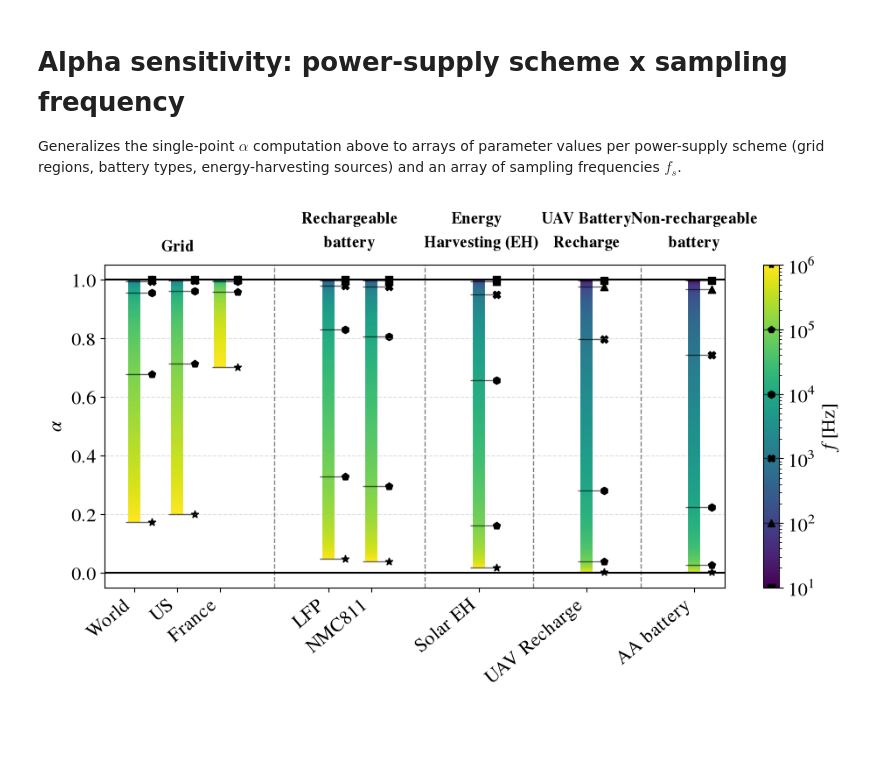
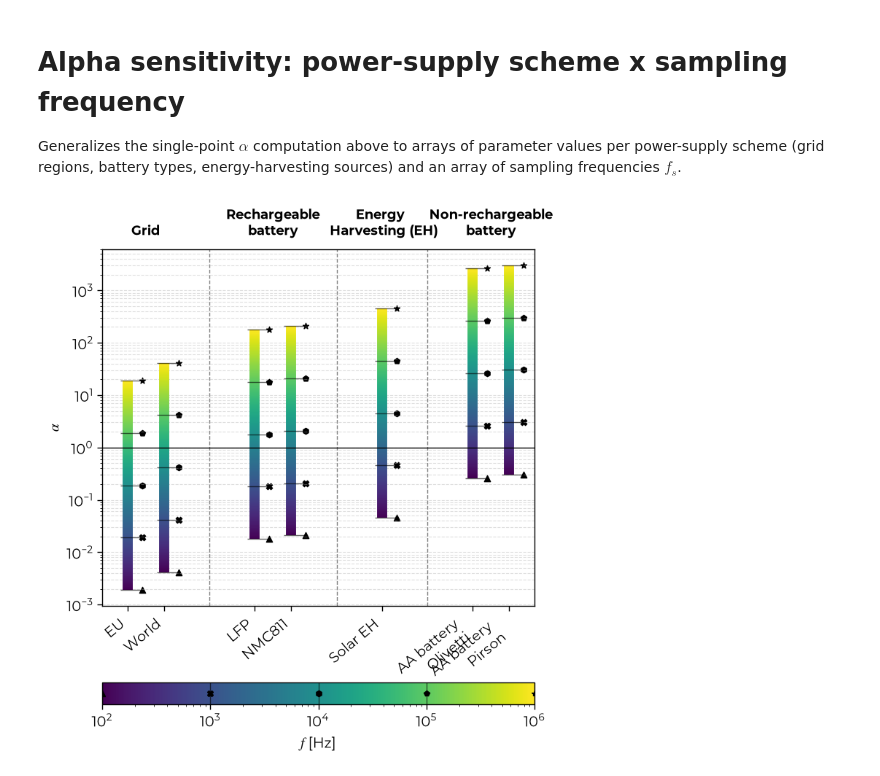
Before and after one commit to PolMaistriaux/IoT_Node_Modeling, a Jupyter notebook: Sustainability_aware_design/Notebook_Powering scheme.ipynb, the cells around one changed output. Drawn from its saved outputs; the diff is of its cells as text; code cells hidden in the pictures; blank space fills up the shorter version.

```diff
--- a/Sustainability_aware_design/Notebook_Powering scheme.ipynb
+++ b/Sustainability_aware_design/Notebook_Powering scheme.ipynb
@@ -296,21 +314,29 @@ alpha_UAV               = 2.81e-01
 Generalizes the single-point $\alpha$ computation above to arrays of parameter values per power-supply scheme (grid regions, battery types, energy-harvesting sources) and an array of sampling frequencies $f_s$.
 # %%
 F_p_mm2  = 0.97/100
+A_chip   = 10/((90/65)**2)
 A_chip   = 0.12
-A_chip   = 10/((90/65)**2)
+A_chip   = 0.6
 F_p_chip = F_p_mm2 * A_chip
 
 E_p_pt = 3388.9/4096 * 1e-9
 E_p_pt = 1.2*62.5*1e-12
+E_p_pt =           0.3 * 1e-9
 E_p_pt =           6 * 1e-9
 
-P_sleep = 1.2 * 0 # 300e-9
+
+P_sleep = 1.2 *  0#300e-9
 
 LT_years = 10
 LT_s     = LT_years * 365 * 24 * 3600
 
-fs_min =   1e1   #    1e3   # 1e1   #
+fs_min =   1e2   #    1e3   # 1e1   #
 fs_max =   1e6   #   96e6   # 1e5   #
+
+#fs_min    =   1e3
+#fs_max    =   100e6
+#E_p_cycle =   1.2*100e-6/1e6
+#E_p_pt=E_p_cycle
 
 time_between_recharge_s = 60*60*24 * (3*30) # 3 months
 charge_batt_uav = 2000
@@ -356,14 +384,14 @@ def alpha_harvested(F_p_W, fs, E_p_pt=E_p_pt, A_chip=A_chip,F_p_mm2=F_p_mm2,P_sl
 # ---- Power-supply scheme variants -----------------------------------------
 
 # ---- GRID-------------------
-grid_labels = ["World",'US','France']
+grid_labels = ['EU','World']
 grid_F_p_J  = F_p_kWh_to_p_J(np.array([grid_data[k] for k in grid_labels]) )
 
 # ---- NR Batt --------------
-nr_batt_labels = np.array(["AA battery"])# \nPirson", "AA battery\nOlivetti"])
+nr_batt_labels = np.array([ "AA battery\nOlivetti","AA battery \nPirson"])
 nr_batt_F_p_J  = np.array([
+    F_p_mAh_to_p_J(F_p_mAh_nrBatt_Olivetti, V_alkaline_AA),
     F_p_mAh_to_p_J(F_p_mAh_nrBatt, V_alkaline_AA),
-    #F_p_mAh_to_p_J(F_p_mAh_nrBatt_Olivetti, V_alkaline_AA),
 ])
 # ---- EH --------------
 eh_labels = np.array(["Solar EH"])
@@ -396,13 +424,21 @@ alpha_r_batt_res   = alpha_recharge    (fs = fs_array[None, :], P_sleep=P_sleep,
 alpha_eh_res       = alpha_harvested   (fs = fs_array[None, :], P_sleep=P_sleep,F_p_W  = eh_F_p_W [:, None]     ,    )
 alpha_uav_res      = alpha_uav_recharge(fs = fs_array[None, :], P_sleep=P_sleep,F_p_flight = uav_F_p_W[:, None])
 # %%
-scheme_names  = ['Grid'          ,  'Rechargeable\nbattery'       , 'Energy \n Harvesting (EH)'  ,  'UAV Battery\nRecharge'          ,   'Non-rechargeable\nbattery'             ]
-scheme_labels = [grid_labels     ,  r_batt_labels                 , eh_labels                    ,  uav_labels                       ,    nr_batt_labels          ]
-scheme_alphas = [alpha_grid_res  ,  alpha_r_batt_res              , alpha_eh_res                 ,  alpha_uav_res                    ,    alpha_nr_batt_res       ]
 
-#scheme_names  = ['Grid'          , 'Energy \n Harvesting (EH)'  ,  'UAV Battery\nRecharge'        ,   'Non-rechargeable\nbattery'             ]
-#scheme_labels = [grid_labels     , eh_labels                    ,  uav_labels                     ,    nr_batt_labels          ]
-#scheme_alphas = [alpha_grid_res  , alpha_eh_res                 ,  alpha_uav_res                  ,    alpha_nr_batt_res       ]
+list_scheme_use    = [True            ,  True                          , True                         ,  False                           ,    True           ]
+list_scheme_names  = ['Grid'          ,  'Rechargeable\nbattery'       , 'Energy \n Harvesting (EH)'  ,  'UAV Battery\nRecharge'          ,   'Non-rechargeable\nbattery'  ]
+list_scheme_labels = [grid_labels     ,  r_batt_labels                 , eh_labels                    ,  uav_labels                       ,    nr_batt_labels              ]
+list_scheme_alphas = [alpha_grid_res  ,  alpha_r_batt_res              , alpha_eh_res                 ,  alpha_uav_res                    ,    alpha_nr_batt_res           ]
+
+scheme_names    = []
+scheme_labels   = []
+scheme_alphas   = []
+
+for i, use in enumerate(list_scheme_use):
+    if use:
+        scheme_names.append (list_scheme_names[i])
+        scheme_labels.append(list_scheme_labels[i])
+        scheme_alphas.append(list_scheme_alphas[i])
 
 gap = 1.5  # extra x-spacing left between scheme groups, for the group header
 
@@ -415,7 +451,15 @@ for labels in scheme_labels:
     group_ranges.append((positions[0], positions[-1]))
     offset = positions[-1] + 1 + gap
 
-fig, ax = plt.subplots(figsize=(max(10, 0.7 * len(x_labels)), 6))
+#fig, ax = plt.subplots(figsize=(max(10, 0.7 * len(x_labels)), 6))
+fig, ax = plt.subplots(figsize=(7.4, 8))
+
+if alpha_E_2_O:
+    ax.set_yscale("log")
+#ax.set_yscale("log")
+else:
+    ax.set_yscale("logit", one_half="1/2", use_overline=False)
+    ax.yaxis.set_major_formatter(ticker.FuncFormatter(lambda val, _: f'{val:g}'))
 
 ax.set_xticks(x_ticks)
 ax.set_xticklabels(x_labels, rotation=40, ha='right')
@@ -438,36 +482,36 @@ for alphas, (start, end) in zip(scheme_alphas, group_ranges):
         lc.set_linewidth(10)
         ax.add_collection(lc)
 
         for fs_log in np.arange(int(np.floor(fs_log_min)), int(fs_log_max+1)):
             index = (fs_log-fs_log_min)*N_fs /(fs_log_max-fs_log_min)
             if index >=0:
                 ax.hlines(alphas[i, int(index)],xmin = pos-0.2, xmax=pos+0.4, linewidth=1, color='black', alpha=0.6)
                 ax.scatter(pos+0.4, alphas[i, int(index)], marker = marker_list [fs_log], color='black')
 
 
 for (_, prev_end), (next_start, _) in zip(group_ranges[:-1], group_ranges[1:]):
     ax.axvline((prev_end + next_start) / 2, color='gray', linestyle='--', linewidth=1, zorder=1)
 
 for name, (start, end) in zip(scheme_names, group_ranges):
     ax.text((start + end) / 2, 1.03, name, transform=ax.get_xaxis_transform(),
             ha='center', va='bottom', fontsize=13, fontweight='bold')
 
-ax.hlines(y=0, xmin=-2,xmax=start+end+2, color='black')
-ax.hlines(y=1, xmin=-2,xmax=start+end+2, color='black')
+ax.hlines(y=0, xmin=-2,xmax=start+end+2, color='black', linewidth = 1)
+ax.hlines(y=1, xmin=-2,xmax=start+end+2, color='black', linewidth = 1)
 
 ax.set_ylabel(r'$\alpha$')# (embodied share of total footprint)'
 #ax.set_yscale('log')
 ax.grid(True, which='both', axis='y', linestyle='--', alpha=0.4)
 
 sm = matplotlib.cm.ScalarMappable(cmap=cmap, norm=norm)
-cbar = fig.colorbar(sm, ax=ax)
+cbar = fig.colorbar(sm, ax=ax,orientation='horizontal')
 cbar.set_label(r'$f$ [Hz]')
 for fs_log in np.arange(int(fs_log_min), int(fs_log_max+1)):
-    cbar.ax.hlines(10**fs_log,xmin = -0.4, xmax=pos+1, linewidth=1, color='black', alpha=0.6)
-    cbar.ax.plot(0.5, 10**fs_log, marker = marker_list [fs_log], color='black')
+    cbar.ax.vlines(10**fs_log,ymin = -0.4, ymax=pos+1, linewidth=1, color='black', alpha=0.6)
+    cbar.ax.plot(10**fs_log,0.5, marker = marker_list [fs_log], color='black')
 
 
 fig.tight_layout()
 plt.show()
 # %% [output]
-[figure, old version]
+[figure, new version]
```
Also changed, not shown: parts of 4 cells of this notebook, 2 other files.
